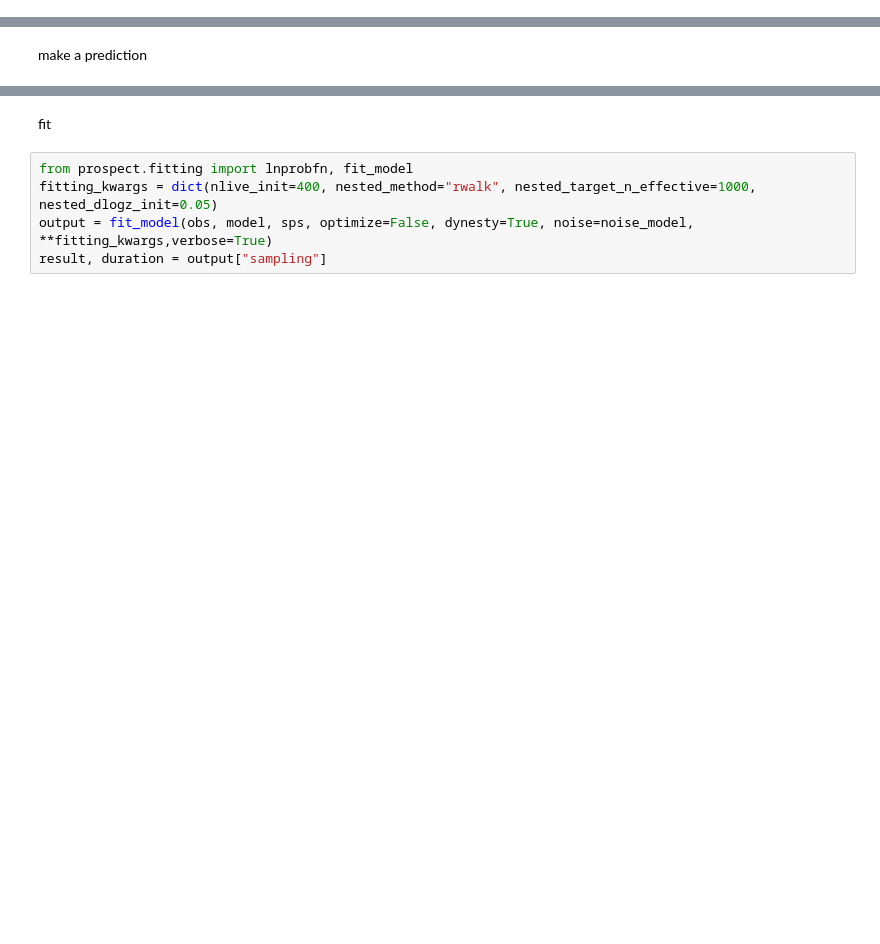
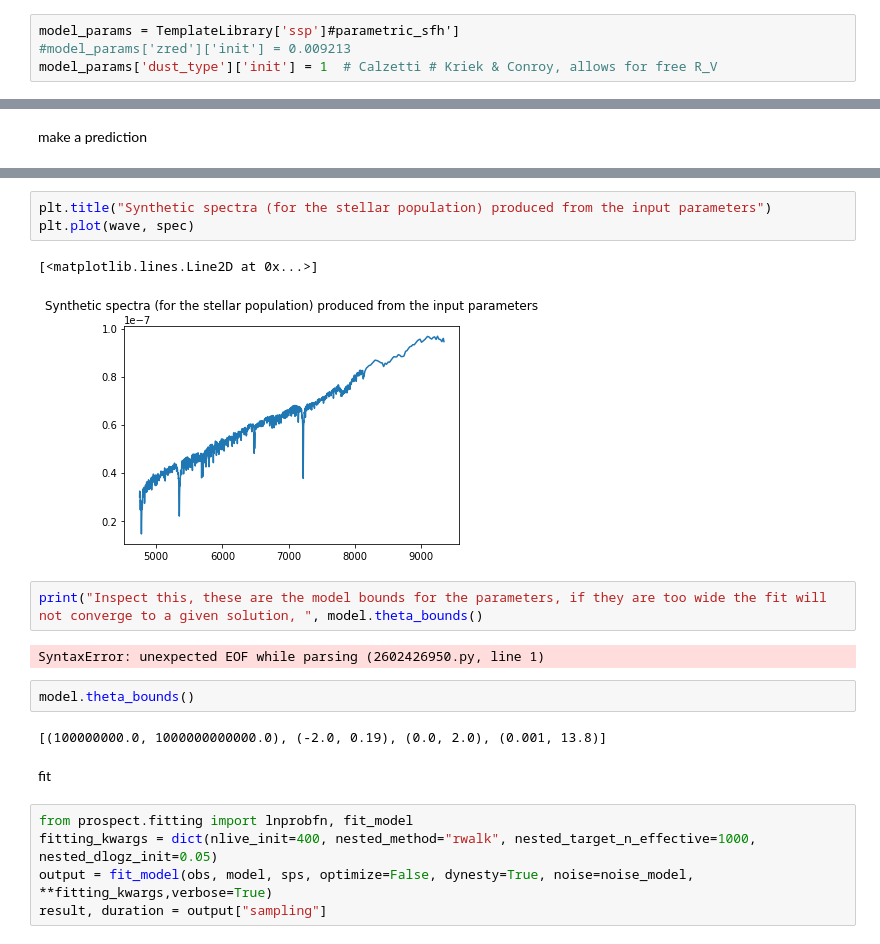
Before and after one commit to rita-png/extinction-ifs, a Jupyter notebook: prospector.ipynb, the cells around one changed output, grey strips where cells are left out. Saved outputs shown, nothing was run; the diff lists cells and outputs as text; blank space fills up the shorter version.

```diff
--- a/prospector.ipynb
+++ b/prospector.ipynb
@@ -168,0 +151,4 @@ Fixed Parameters: (name: value [, depends_on])
+# %%
+model_params = TemplateLibrary['ssp']#parametric_sfh']
+#model_params['zred']['init'] = 0.009213
+model_params['dust_type']['init'] = 1  # Calzetti # Kriek & Conroy, allows for free R_V
@@ -185,3 +218,17 @@ mass=10000000000.0,logzsol=-0.5,dust2=0.6,tage=1.0
+# %%
+plt.title("Synthetic spectra (for the stellar population) produced from the input parameters")
+plt.plot(wave, spec)
+# %% [output]
+[<matplotlib.lines.Line2D at 0x...>]
+[figure, added]
+# %%
+print("Inspect this, these are the model bounds for the parameters, if they are too wide the fit will not converge to a given solution, ", model.theta_bounds()
+# %% [output]
+SyntaxError: unexpected EOF while parsing (2602426950.py, line 1)
+# %%
+model.theta_bounds()
+# %% [output]
+[(100000000.0, 1000000000000.0), (-2.0, 0.19), (0.0, 2.0), (0.001, 13.8)]
 # %% [markdown]
 fit
 # %%
```
Also changed, not shown: parts of 29 cells of this notebook, 3 other files.
